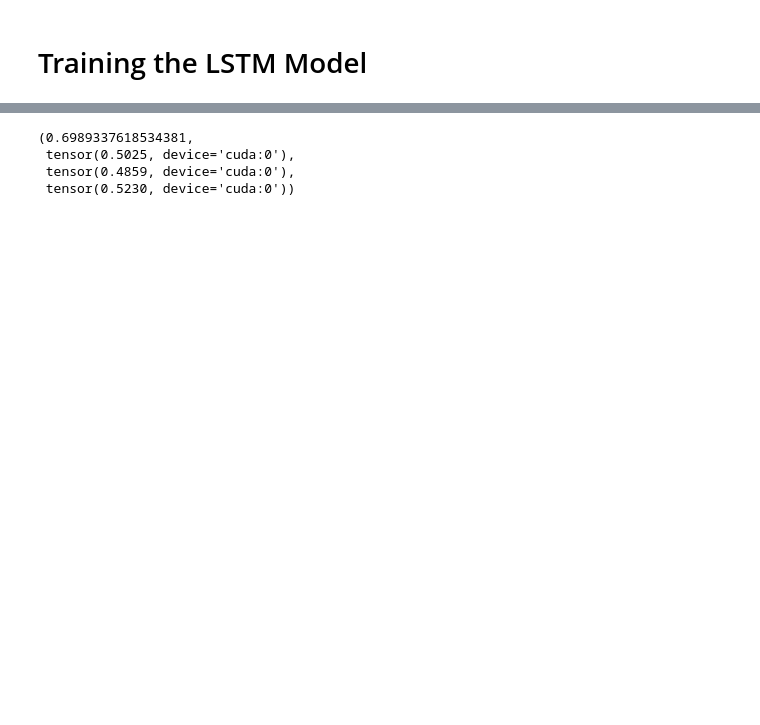
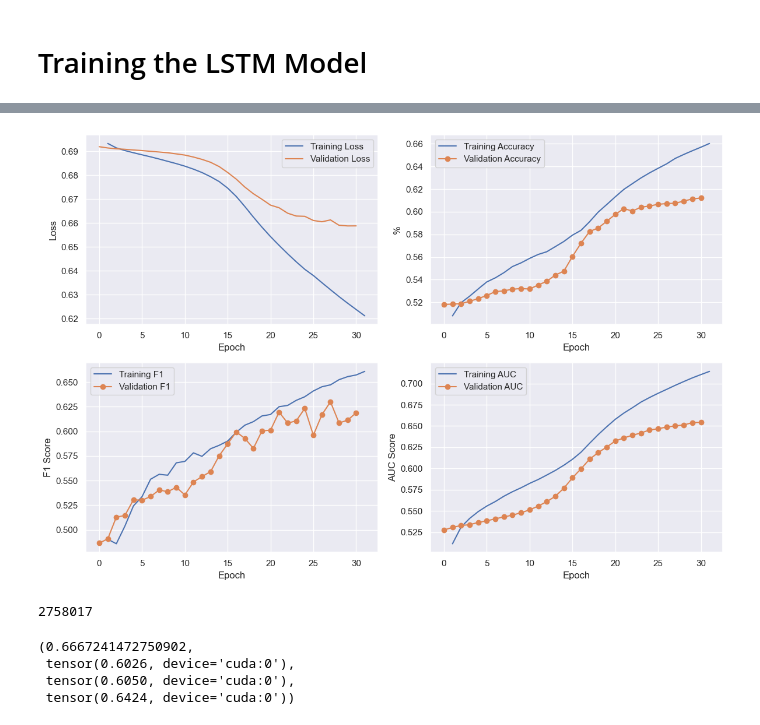
Before and after one commit to ece1786-2023/FundSeer, a Jupyter notebook: notebooks/gfm_baseline_models.ipynb, the cells around one changed output, grey strips where cells are left out. Saved outputs shown, nothing was run; the diff lists cells and outputs as text; code cells hidden in the pictures; blank space fills up the shorter version.

```diff
--- a/notebooks/gfm_baseline_models.ipynb
+++ b/notebooks/gfm_baseline_models.ipynb
@@ -667,0 +448,21 @@ Epoch 100/100,                  Training Loss: 0.6434, Training Accuracy: 67.25%
+# %%
+lr = 4e-5
+num_epochs = 30
+
+glove = GloVe(name='6B', dim=300)
+vocab_size = len(stoi) + 1
+embed_size = 256
+hidden_size = 128
+output_size =  2
+model = SentimentRNN(vocab_size, embed_size, hidden_size, output_size)
+
+device = torch.device("cuda" if torch.cuda.is_available() else "cpu")
+model = SentimentRNN(len(stoi)+1, embedding_dim=embed_size, hidden_dim=hidden_size, output_dim=1)
+
+optimizer = optim.AdamW(model.parameters(), lr=lr)
+scheduler = CosineAnnealingLR(optimizer, T_max=num_epochs, eta_min=1e-5)
+criterion = nn.BCEWithLogitsLoss()
+#
+model.to(device)
+train(model, train_loader, valid_loader, criterion, optimizer, scheduler, device, num_epochs=num_epochs, val_interval=1, model_type = "rnn")
+# %% [output]
@@ -668,8 +486,17 @@ Epoch 100/100,                  Training Loss: 0.6434, Training Accuracy: 67.25%
+[figure, added]
+# %%
+# Print the number of parameters for the LSTM model
+def count_parameters(model):
+    return sum(p.numel() for p in model.parameters() if p.requires_grad)
+
+count_parameters(model)
+# %% [output]
+2758017
 # %%
-# LSTM Performance on test set
-validate(model, test_loader, criterion=criterion, device=device)
+# LSTM performance on test set
+validate(model, test_loader, criterion=criterion, device=device, model_type="rnn")
 # %% [output]
-(0.6989337618534381,
- tensor(0.5025, device='cuda:0'),
- tensor(0.4859, device='cuda:0'),
- tensor(0.5230, device='cuda:0'))
+(0.6667241472750902,
+ tensor(0.6026, device='cuda:0'),
+ tensor(0.6050, device='cuda:0'),
+ tensor(0.6424, device='cuda:0'))
```
Also changed, not shown: parts of 19 cells of this notebook, 10 other files.
